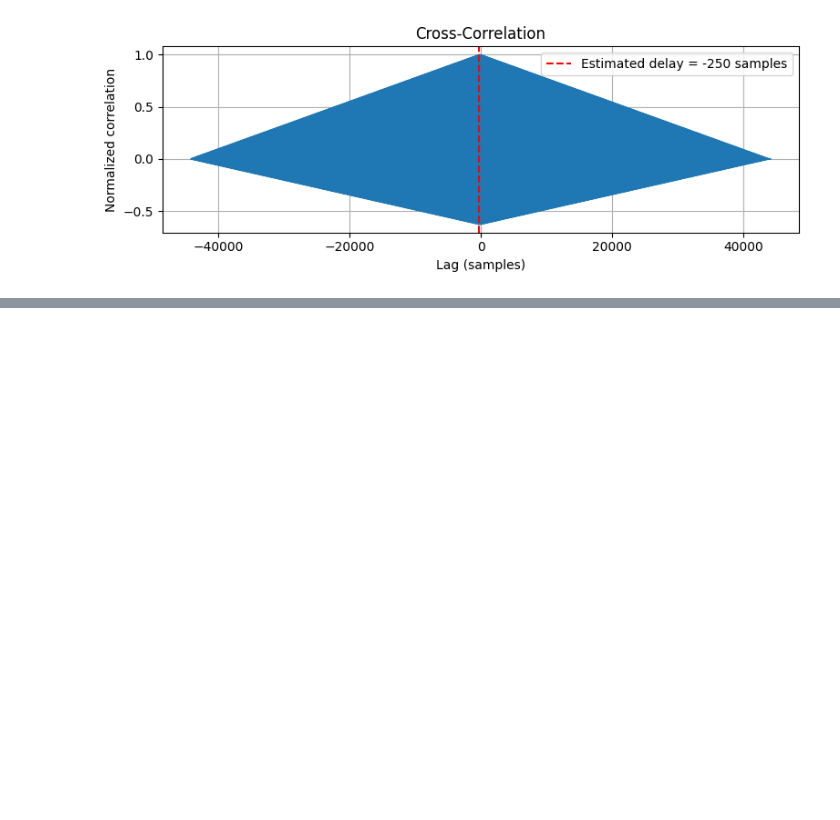
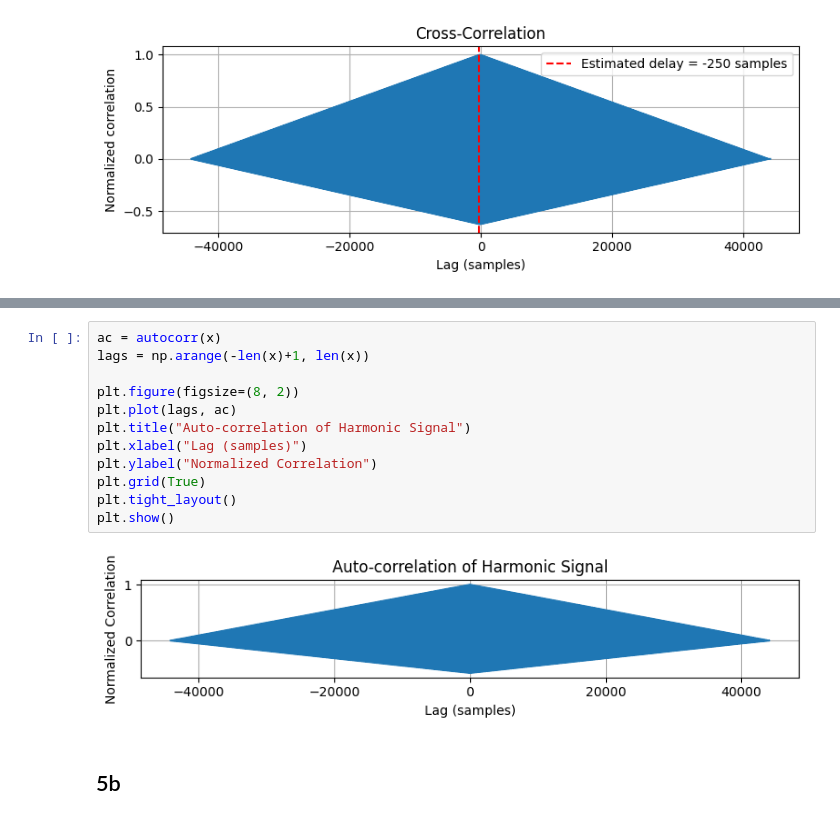
Before and after one commit to RyanL72/CSDS_364, a Jupyter notebook: Assignment_A4/A4_rhl72.ipynb, the cells around one changed output, grey strips where cells are left out. Saved outputs shown, nothing was run; the diff lists cells and outputs as text; blank space fills up the shorter version.

```diff
--- a/Assignment_A4/A4_rhl72.ipynb
+++ b/Assignment_A4/A4_rhl72.ipynb
@@ -817,0 +927,16 @@ plt.show()
+# %%
+ac = autocorr(x)
+lags = np.arange(-len(x)+1, len(x))
+
+plt.figure(figsize=(8, 2))
+plt.plot(lags, ac)
+plt.title("Auto-correlation of Harmonic Signal")
+plt.xlabel("Lag (samples)")
+plt.ylabel("Normalized Correlation")
+plt.grid(True)
+plt.tight_layout()
+plt.show()
+# %% [output]
+[figure, added]
+# %% [markdown]
+## 5b
```
Also changed, not shown: parts of 18 cells of this notebook, 4 other files.
